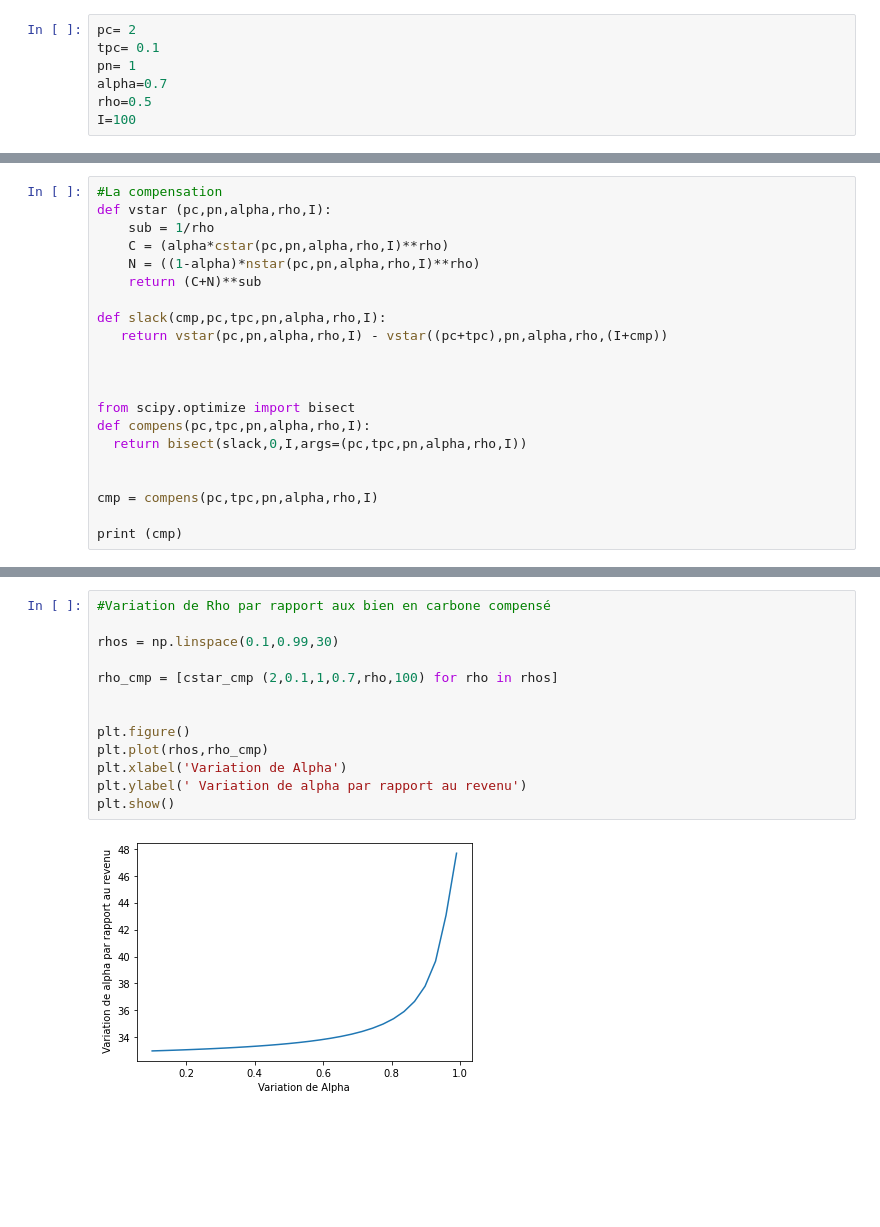
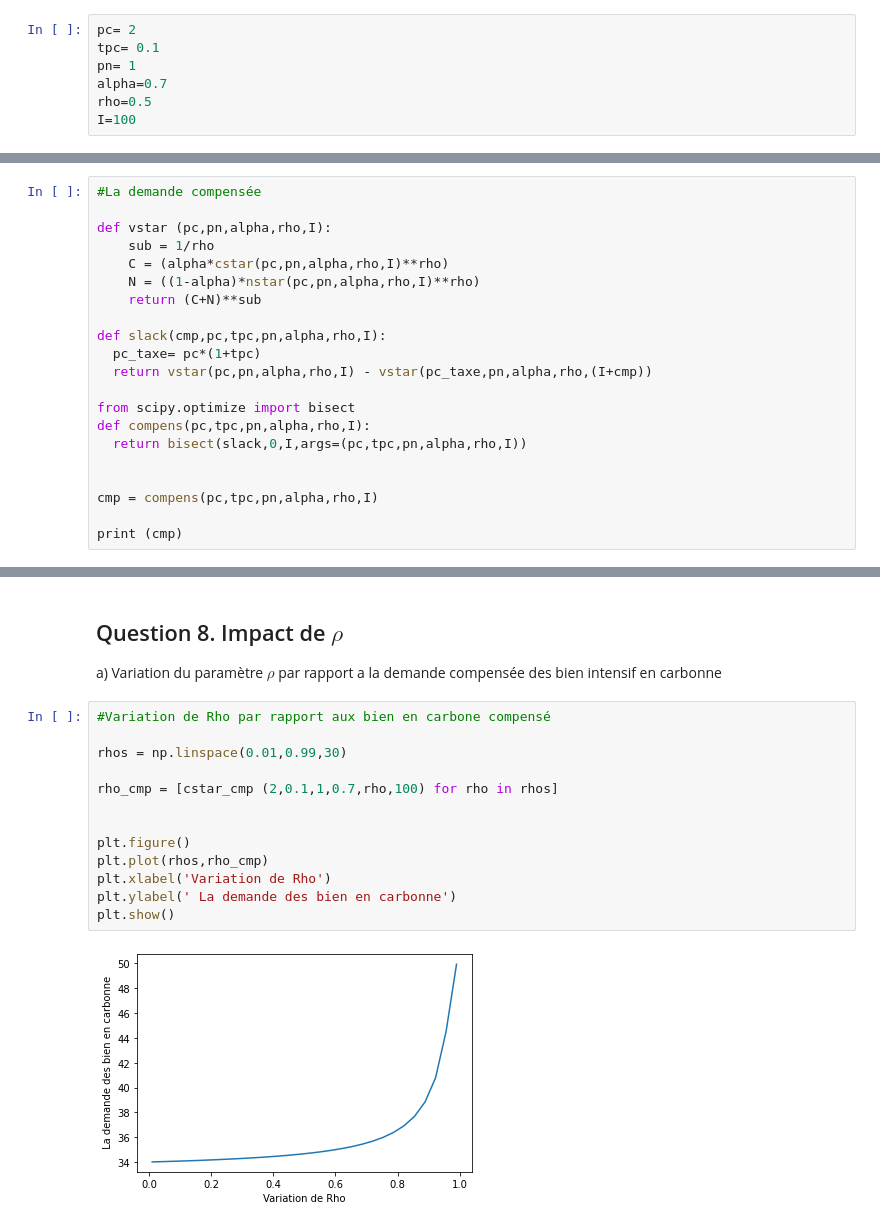
Before and after one commit to LoubnaMek/Microeconomie, a Jupyter notebook: tp_micro.ipynb, the cells around one changed output, grey strips where cells are left out. Drawn from its saved outputs; the diff is of its cells as text; blank space fills up the shorter version.

```diff
--- a/tp_micro.ipynb
+++ b/tp_micro.ipynb
@@ -168,5 +185,6 @@ I=100
 # %%
-#La compensation
+#La demande compensée
+
 def vstar (pc,pn,alpha,rho,I):
     sub = 1/rho
     C = (alpha*cstar(pc,pn,alpha,rho,I)**rho)
@@ -174,9 +192,8 @@ def vstar (pc,pn,alpha,rho,I):
     return (C+N)**sub
 
 def slack(cmp,pc,tpc,pn,alpha,rho,I):
-   return vstar(pc,pn,alpha,rho,I) - vstar((pc+tpc),pn,alpha,rho,(I+cmp))
-
-
+  pc_taxe= pc*(1+tpc)
+  return vstar(pc,pn,alpha,rho,I) - vstar(pc_taxe,pn,alpha,rho,(I+cmp))
 
 from scipy.optimize import bisect
 def compens(pc,tpc,pn,alpha,rho,I):
@@ -311,15 +332,19 @@ plt.show()
+# %% [markdown]
+## Question 8. Impact de $\rho$
+
+a) Variation du paramètre $\rho$ par rapport a la demande compensée des bien intensif en carbonne
 # %%
 #Variation de Rho par rapport aux bien en carbone compensé
 
-rhos = np.linspace(0.1,0.99,30)
+rhos = np.linspace(0.01,0.99,30)
 
 rho_cmp = [cstar_cmp (2,0.1,1,0.7,rho,100) for rho in rhos]
 
 
 plt.figure()
 plt.plot(rhos,rho_cmp)
-plt.xlabel('Variation de Alpha')
-plt.ylabel(' Variation de alpha par rapport au revenu')
+plt.xlabel('Variation de Rho')
+plt.ylabel(' La demande des bien en carbonne')
 plt.show()
 # %% [output]
-[figure, old version]
+[figure, new version]
```
Also changed, not shown: parts of 38 cells of this notebook.
